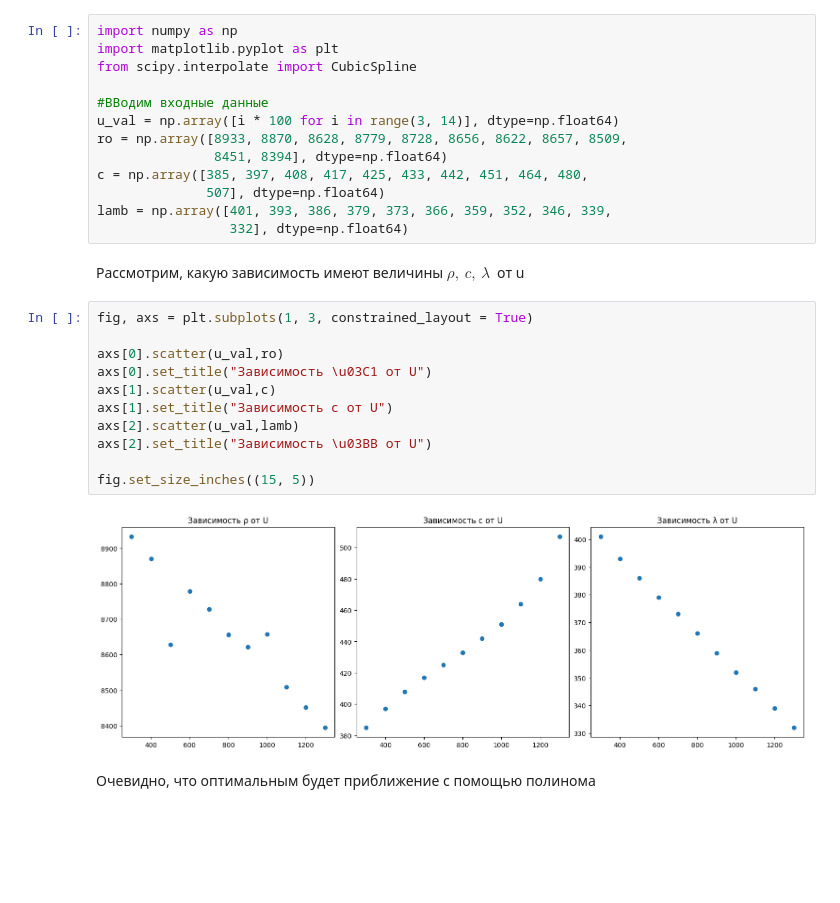
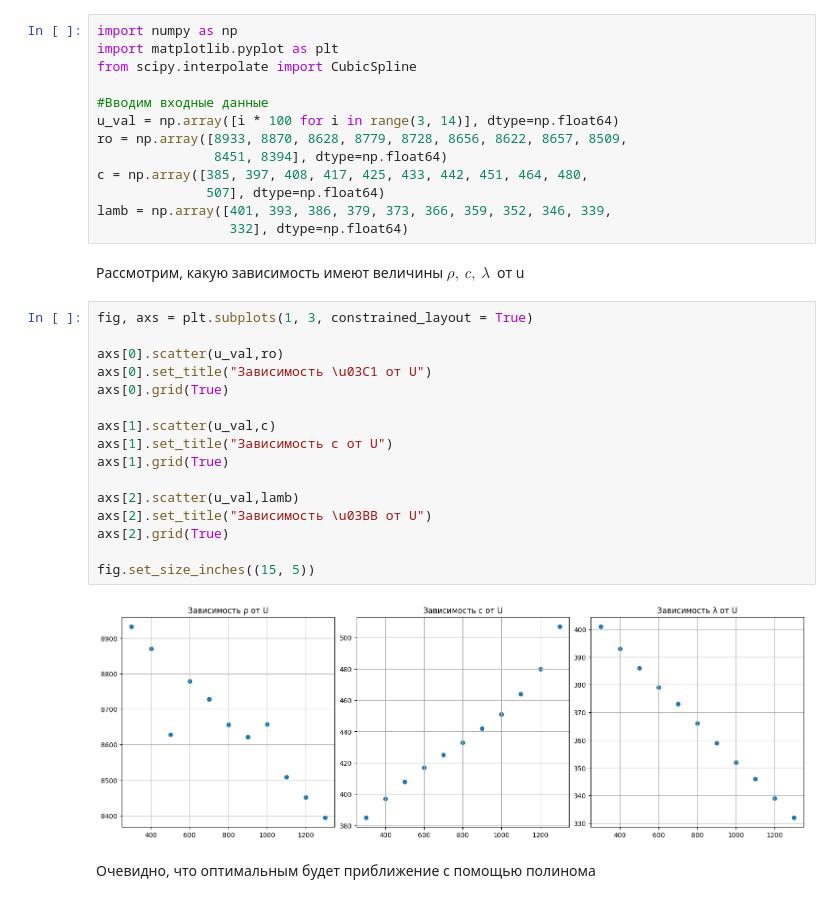
Before and after one commit to Kisponis/Solving-the-equation-of-thermal-conductivity-of-a-rod, a Jupyter notebook: main.ipynb, the cells around one changed output. Cells and saved outputs as stored; diff of their text form; blank space fills up the shorter version.

```diff
--- a/main.ipynb
+++ b/main.ipynb
@@ -3,7 +3,7 @@ import numpy as np
 import matplotlib.pyplot as plt
 from scipy.interpolate import CubicSpline
 
-#ВВодим входные данные
+#Вводим входные данные
 u_val = np.array([i * 100 for i in range(3, 14)], dtype=np.float64)
 ro = np.array([8933, 8870, 8628, 8779, 8728, 8656, 8622, 8657, 8509,
                8451, 8394], dtype=np.float64)
@@ -16,16 +16,21 @@ lamb = np.array([401, 393, 386, 379, 373, 366, 359, 352, 346, 339,
 # %%
 fig, axs = plt.subplots(1, 3, constrained_layout = True)
 
 axs[0].scatter(u_val,ro)
 axs[0].set_title("Зависимость \u03C1 от U")
+axs[0].grid(True)
+
 axs[1].scatter(u_val,c)
 axs[1].set_title("Зависимость с от U")
+axs[1].grid(True)
+
 axs[2].scatter(u_val,lamb)
 axs[2].set_title("Зависимость \u03BB от U")
+axs[2].grid(True)
 
 fig.set_size_inches((15, 5))
 # %% [output]
-[figure, old version]
+[figure, new version]
 # %% [markdown]
 Очевидно, что оптимальным будет приближение с помощью полинома
 # %%
```
Also changed, not shown: parts of 7 cells of this notebook.
